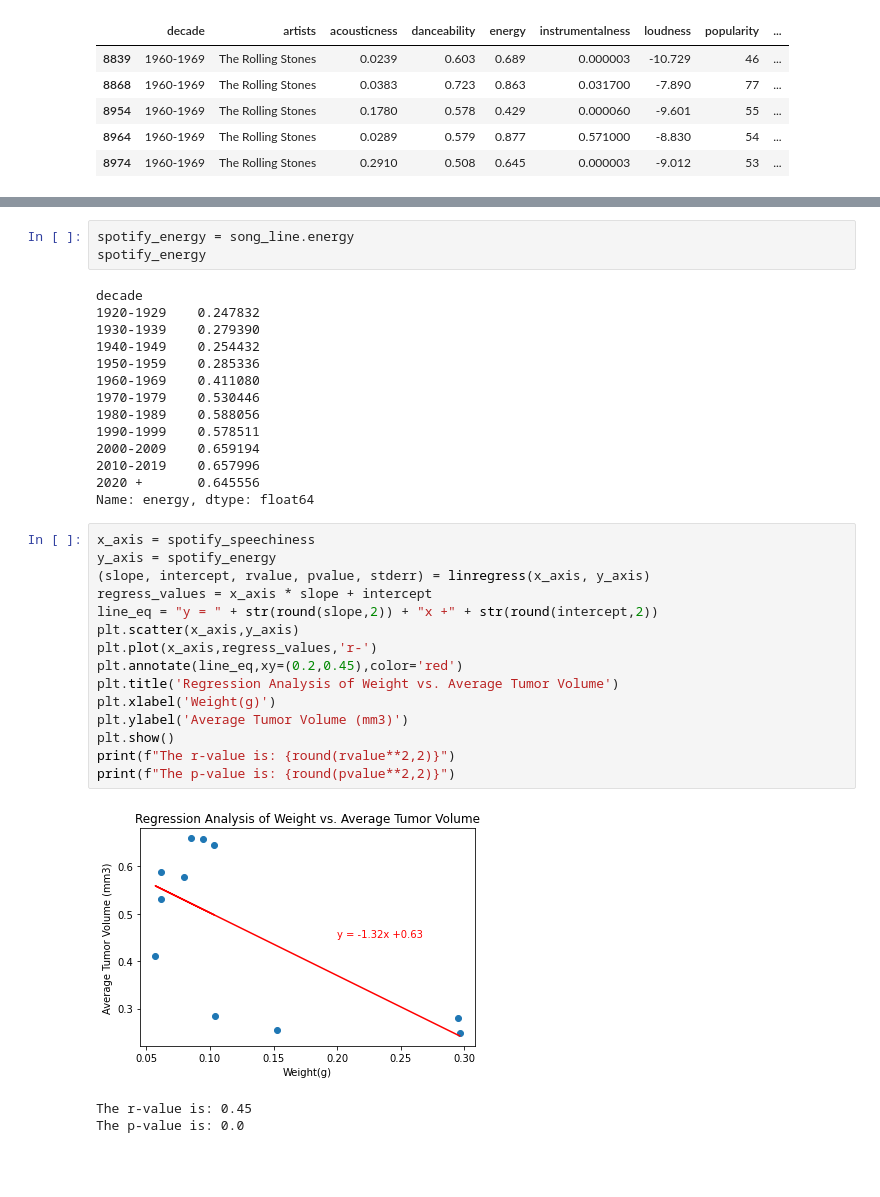
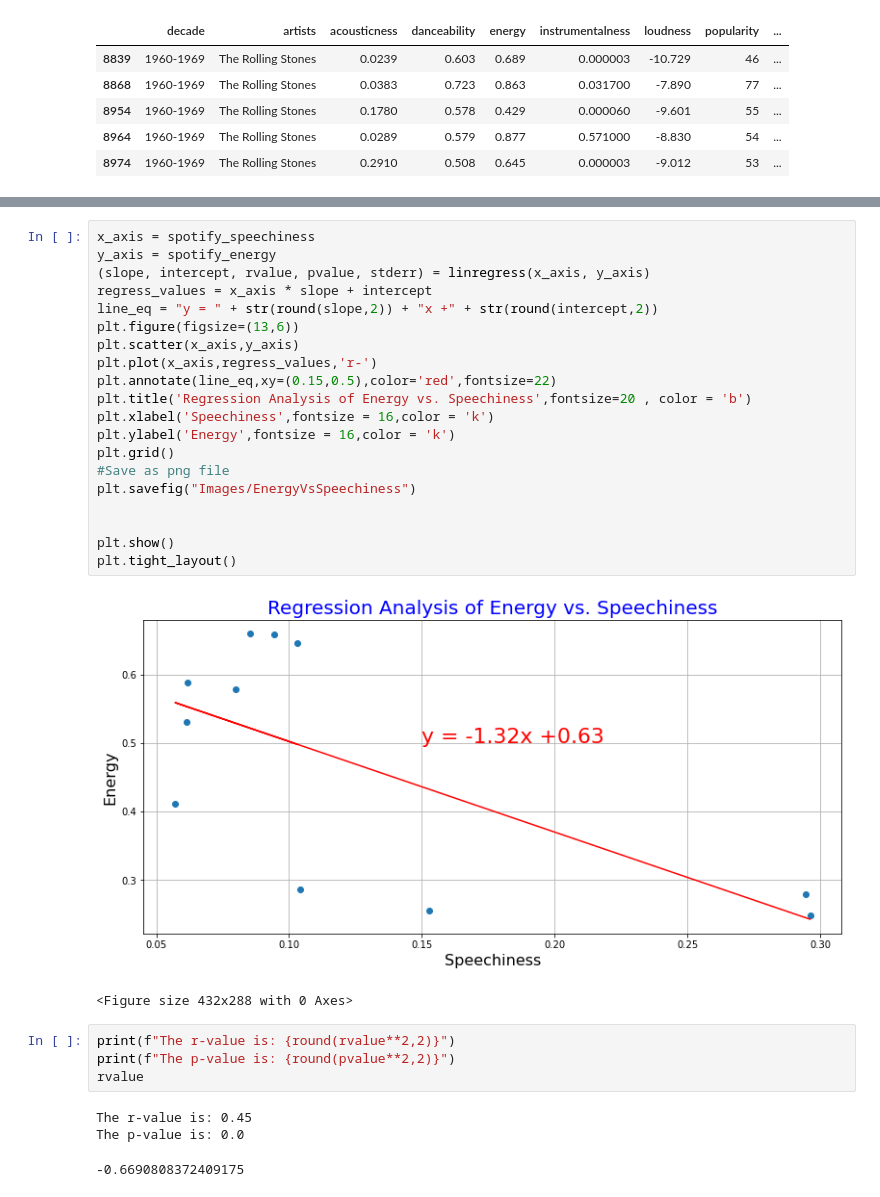
Before and after one commit to divya-gh/Spotify_Music_Analysis, a Jupyter notebook: spotify_analysis-hypothesis.ipynb, the cells around one changed output, grey strips where cells are left out. Drawn from its saved outputs; the diff is of its cells as text; blank space fills up the shorter version.

```diff
--- a/spotify_analysis-hypothesis.ipynb
+++ b/spotify_analysis-hypothesis.ipynb
@@ -378,36 +290,31 @@ Name: speechiness, dtype: float64
-# %%
-spotify_energy = song_line.energy
-spotify_energy
-# %% [output]
-decade
-1920-1929    0.247832
-1930-1939    0.279390
-1940-1949    0.254432
-1950-1959    0.285336
-1960-1969    0.411080
-1970-1979    0.530446
-1980-1989    0.588056
-1990-1999    0.578511
-2000-2009    0.659194
-2010-2019    0.657996
-2020 +       0.645556
-Name: energy, dtype: float64
 # %%
 x_axis = spotify_speechiness
 y_axis = spotify_energy
 (slope, intercept, rvalue, pvalue, stderr) = linregress(x_axis, y_axis)
 regress_values = x_axis * slope + intercept
 line_eq = "y = " + str(round(slope,2)) + "x +" + str(round(intercept,2))
+plt.figure(figsize=(13,6))
 plt.scatter(x_axis,y_axis)
 plt.plot(x_axis,regress_values,'r-')
-plt.annotate(line_eq,xy=(0.2,0.45),color='red')
-plt.title('Regression Analysis of Weight vs. Average Tumor Volume')
-plt.xlabel('Weight(g)')
-plt.ylabel('Average Tumor Volume (mm3)')
+plt.annotate(line_eq,xy=(0.15,0.5),color='red',fontsize=22)
+plt.title('Regression Analysis of Energy vs. Speechiness',fontsize=20 , color = 'b')
+plt.xlabel('Speechiness',fontsize = 16,color = 'k')
+plt.ylabel('Energy',fontsize = 16,color = 'k')
+plt.grid()
+#Save as png file
+plt.savefig("Images/EnergyVsSpeechiness")
+
+
 plt.show()
-print(f"The r-value is: {round(rvalue**2,2)}")
-print(f"The p-value is: {round(pvalue**2,2)}")
+plt.tight_layout()
 # %% [output]
-[figure, old version]
+[figure, new version]
-The r-value is: 0.45
-The p-value is: 0.0
+<Figure size 432x288 with 0 Axes>
+# %%
+print(f"The r-value is: {round(rvalue**2,2)}")
+print(f"The p-value is: {round(pvalue**2,2)}")
+rvalue
+# %% [output]
+The r-value is: 0.45
+The p-value is: 0.0
+-0.6690808372409175
```
Also changed, not shown: parts of 24 cells of this notebook.
